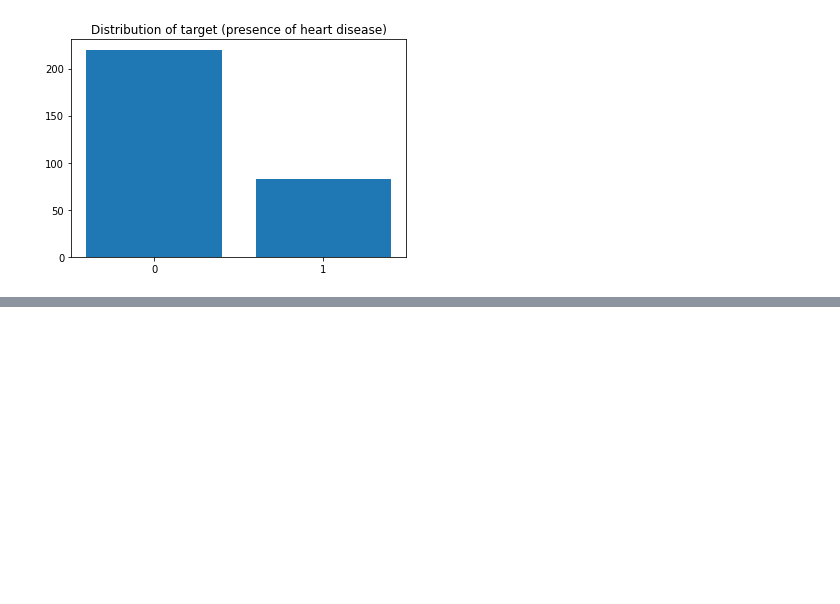
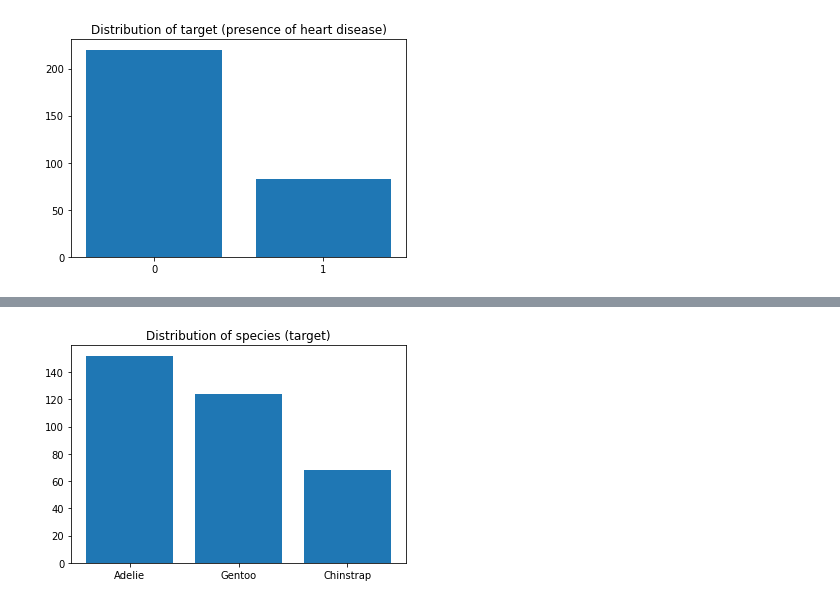
Before and after one commit to koaning/scikit-lego, a Jupyter notebook: doc/datasets.ipynb, the cells around one changed output, grey strips where cells are left out. Drawn from its saved outputs; the diff is of its cells as text; code cells hidden in the pictures; blank space fills up the shorter version.

```diff
--- a/doc/datasets.ipynb
+++ b/doc/datasets.ipynb
@@ -147,0 +172,7 @@ plt.title('Distribution of target (presence of heart disease)');
+# %%
+X, y = load_penguins(return_X_y=True)
+
+plt.bar(Counter(y).keys(), Counter(y).values())
+plt.title('Distribution of species (target)');
+# %% [output]
+[figure, added]
```
Also changed, not shown: parts of 9 cells of this notebook.
